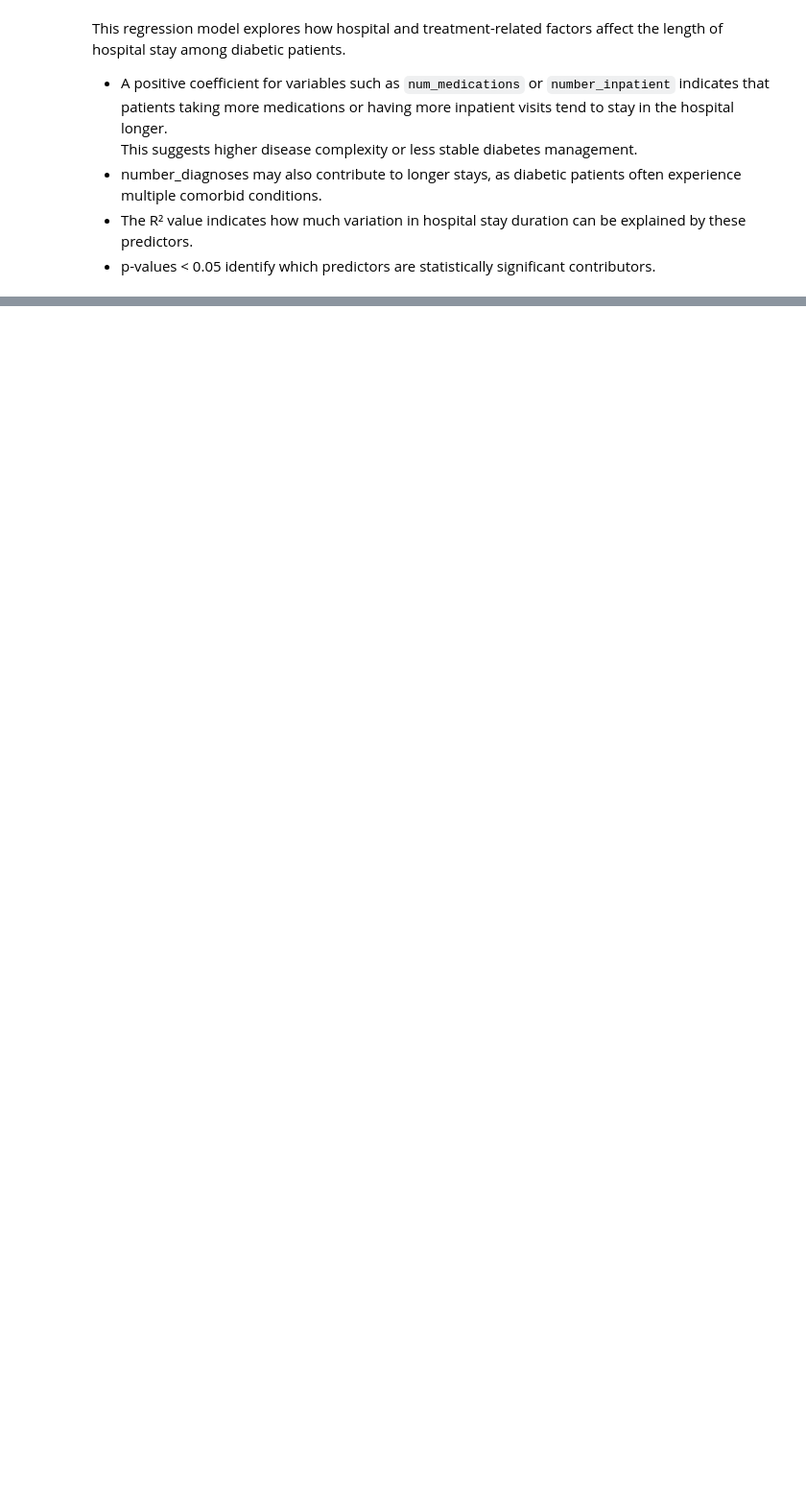
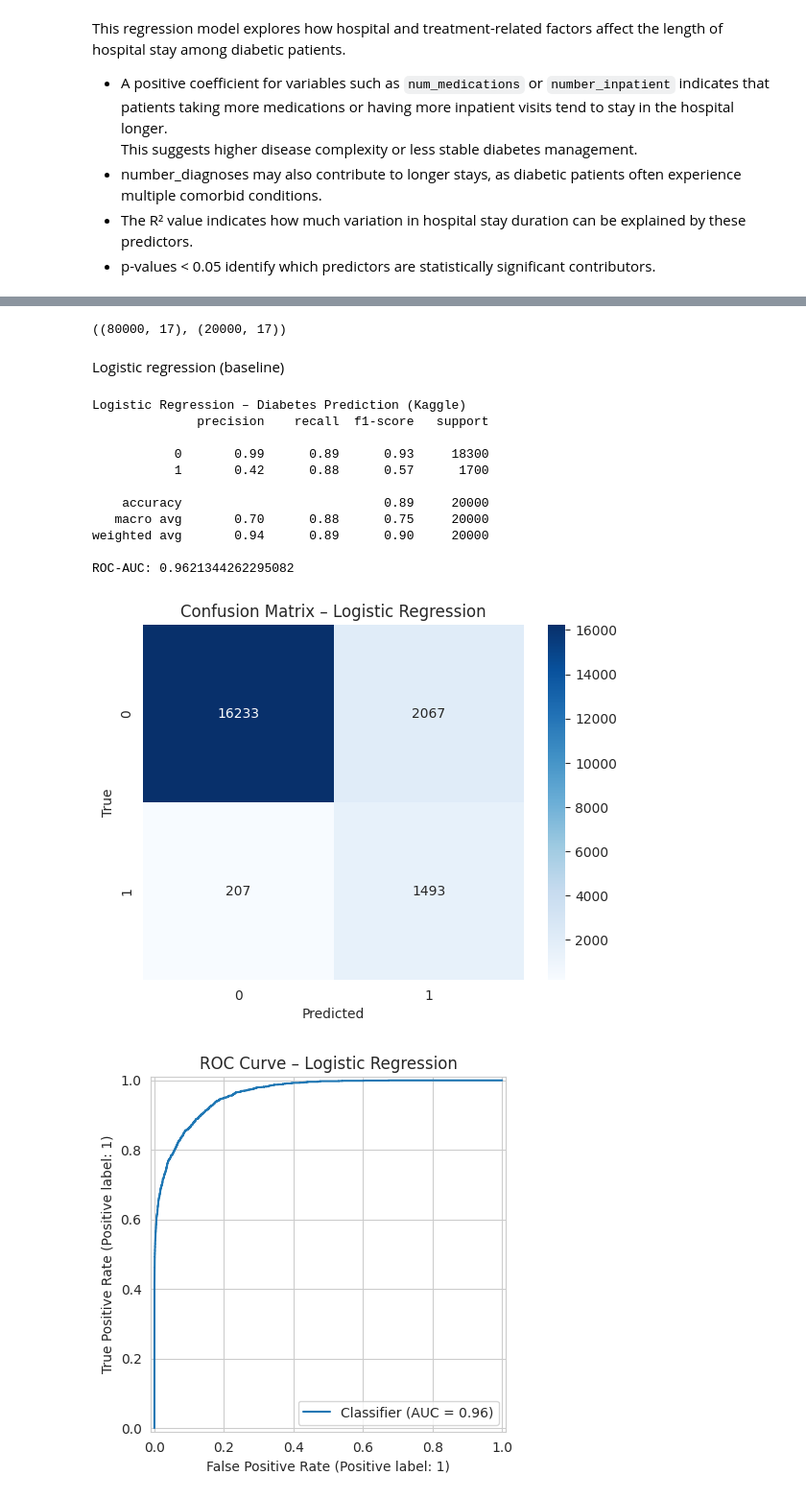
Before and after one commit to data5100-group/diabetes-risk-analysis, a Jupyter notebook: code/DiabetesProject.ipynb, the cells around one changed output, grey strips where cells are left out. Shown at 96% size. Saved outputs shown, nothing was run; the diff lists cells and outputs as text; code cells hidden in the pictures; blank space fills up the shorter version.

```diff
--- a/code/DiabetesProject.ipynb
+++ b/code/DiabetesProject.ipynb
@@ -594,0 +647,69 @@ affect the length of hospital stay among diabetic patients.
+# %%
+# Copy to avoid accidental modification of the original
+kaggle_model_df = diabetes_kaggle.copy()
+
+# Make sure the target is numeric 0/1
+if kaggle_model_df['diabetes'].dtype == 'O':
+    kaggle_model_df['diabetes'] = kaggle_model_df['diabetes'].map({'No':0, 'Yes':1})
+
+y_diab = kaggle_model_df['diabetes']
+
+# Features: keep all predictors, then one-hot encode categorical columns
+X_diab = kaggle_model_df.drop(columns=['diabetes'])
+
+categorical_cols = ['gender', 'smoking_history']
+X_diab = pd.get_dummies(X_diab, columns=categorical_cols, drop_first=True)
+
+X_train_d, X_test_d, y_train_d, y_test_d = train_test_split(
+    X_diab, y_diab, test_size=0.2, random_state=42, stratify=y_diab
+)
+
+X_train_d.shape, X_test_d.shape
+# %% [output]
+((80000, 17), (20000, 17))
+# %% [markdown]
+Logistic regression (baseline)
+# %%
+# Logistic regression with standardization
+log_reg_clf = make_pipeline(
+    StandardScaler(with_mean=False),   # with_mean=False works with sparse dummies
+    LogisticRegression(
+        max_iter=500,
+        class_weight='balanced',      # handle class imbalance
+        solver='lbfgs'
+    )
+)
+
+log_reg_clf.fit(X_train_d, y_train_d)
+
+y_pred_d = log_reg_clf.predict(X_test_d)
+y_proba_d = log_reg_clf.predict_proba(X_test_d)[:, 1]
+
+print("Logistic Regression – Diabetes Prediction (Kaggle)")
+print(classification_report(y_test_d, y_pred_d))
+print("ROC-AUC:", roc_auc_score(y_test_d, y_proba_d))
+
+cm = confusion_matrix(y_test_d, y_pred_d)
+sns.heatmap(cm, annot=True, fmt='d', cmap='Blues')
+plt.xlabel("Predicted")
+plt.ylabel("True")
+plt.title("Confusion Matrix – Logistic Regression")
+plt.show()
+
+RocCurveDisplay.from_predictions(y_test_d, y_proba_d)
+plt.title("ROC Curve – Logistic Regression")
+plt.show()
+# %% [output]
+Logistic Regression – Diabetes Prediction (Kaggle)
+              precision    recall  f1-score   support
+
+           0       0.99      0.89      0.93     18300
+           1       0.42      0.88      0.57      1700
+
+    accuracy                           0.89     20000
+   macro avg       0.70      0.88      0.75     20000
+weighted avg       0.94      0.89      0.90     20000
+
+ROC-AUC: 0.9621344262295082
+[figure, added]
+[figure, added]
```
Also changed, not shown: parts of 41 cells of this notebook, 1 other file.
